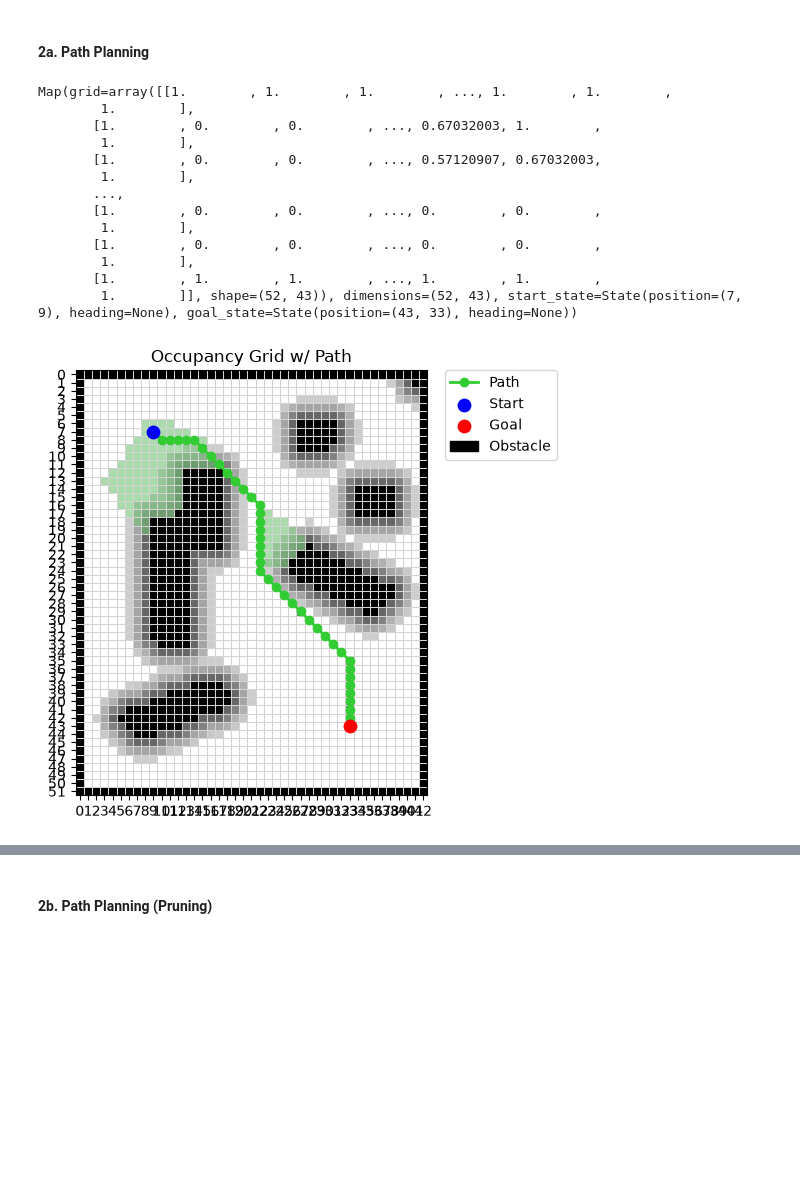
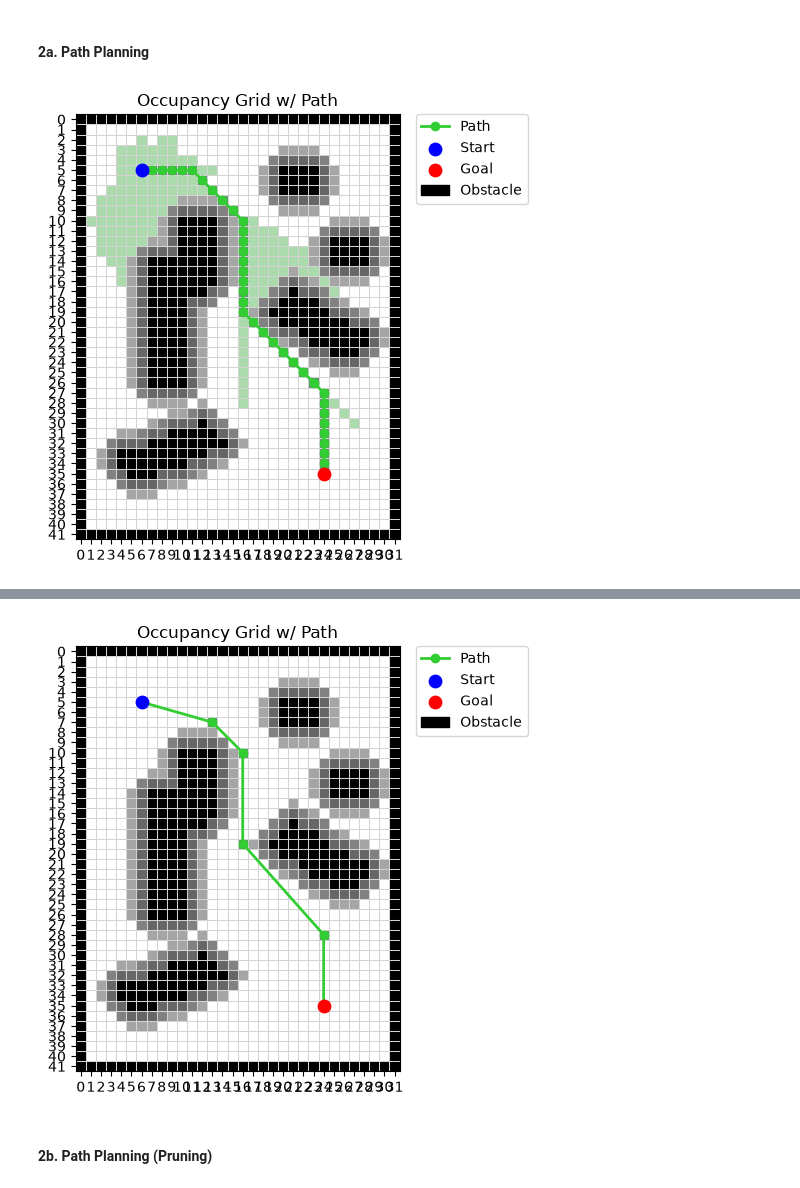
Before and after one commit to sohamm29/epfl-mobile-robotics-project, a Jupyter notebook: src/report.ipynb, the cells around one changed output, grey strips where cells are left out. Saved outputs shown, nothing was run; the diff lists cells and outputs as text; code cells hidden in the pictures; blank space fills up the shorter version.

```diff
--- a/src/report.ipynb
+++ b/src/report.ipynb
@@ -38,12 +27,12 @@ logger.debug(aruco_tag_data)
 # %%
 from map_generation import MapGenerator
 
-map_generator = MapGenerator(debug=DEBUG, robot_tag_id=5, map_tag_ids=[0,1,2,3])
+map_generator = MapGenerator(debug=DEBUG, robot_tag_id=4, map_tag_ids=[0,1,2,3])
 # below is offline testing, passing image_path, camera still to be tested
 map = map_generator.generate(
     cell_resolution=2,
-    map_width=83.5,
-    map_height=100.4,
-    dilation_margin=3,
+    map_width=60,
+    map_height=80,
+    dilation_margin=2,
     image_path="../assets/map.png")
 # %% [output]
@@ -54,29 +43,13 @@ map = map_generator.generate(
 # %% [markdown]
 #### 2a. Path Planning
-# %%
-print(map)
-# %% [output]
-Map(grid=array([[1.        , 1.        , 1.        , ..., 1.        , 1.        ,
-        1.        ],
-       [1.        , 0.        , 0.        , ..., 0.67032003, 1.        ,
-        1.        ],
-       [1.        , 0.        , 0.        , ..., 0.57120907, 0.67032003,
-        1.        ],
-       ...,
-       [1.        , 0.        , 0.        , ..., 0.        , 0.        ,
-        1.        ],
-       [1.        , 0.        , 0.        , ..., 0.        , 0.        ,
-        1.        ],
-       [1.        , 1.        , 1.        , ..., 1.        , 1.        ,
-        1.        ]], shape=(52, 43)), dimensions=(52, 43), start_state=State(position=(7, 9), heading=None), goal_state=State(position=(43, 33), heading=None))
 # %%
 from path_planning import PathPlanner
 
 if map is None:
     logger.info("Map object is None, was not generated correctly.")
     exit(1)
 
 path_planner = PathPlanner(debug=DEBUG)
-path, explored, op_count = path_planner.plan(map=map)
+path, explored, op_count = path_planner.plan(map=map, prune=True, lookahead_distance=7)
 # %% [output]
-[figure, old version]
+[figure, new version]
@@ -82,0 +59 @@ path, explored, op_count = path_planner.plan(map=map)
+[figure, added]
```
Also changed, not shown: parts of 8 cells of this notebook, 6 other files.
